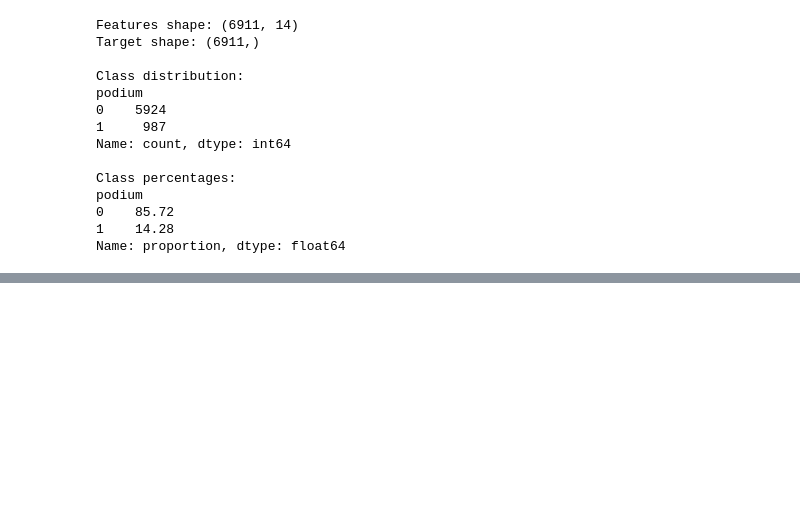
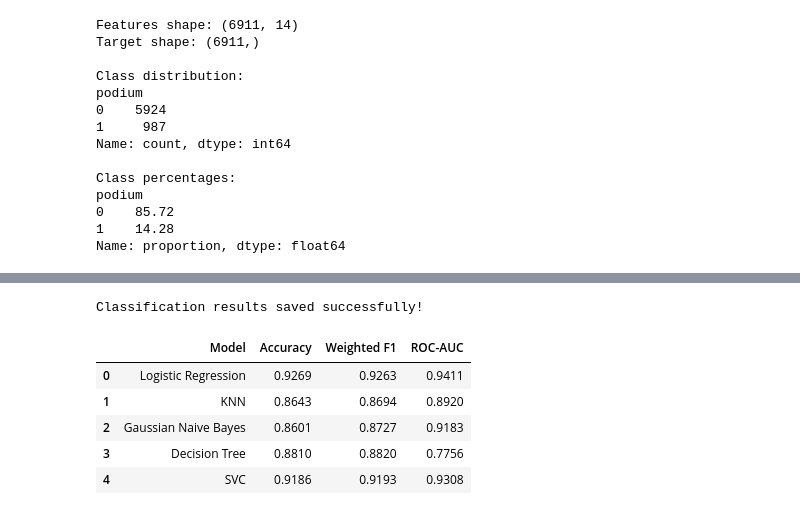
Before and after one commit to Someshbharathi/F1Next-Machine-Learning-Based-Formula-1-Race-and-Championship-Prediction, a Jupyter notebook: notebook/classification.ipynb, the cells around one changed output, grey strips where cells are left out. Saved outputs shown, nothing was run; the diff lists cells and outputs as text; code cells hidden in the pictures; blank space fills up the shorter version.

```diff
--- a/notebook/classification.ipynb
+++ b/notebook/classification.ipynb
@@ -88,0 +435,71 @@ Name: proportion, dtype: float64
+# %%
+# Save classification comparison results
+
+classification_results.to_csv(
+    "../data/processed/classification_model_comparison.csv",
+    index=False
+)
+
+print("Classification results saved successfully!")
+# %% [output]
+Classification results saved successfully!
+# %%
+# Final Classification Evaluation on 2025 Test Data
+
+# Predictions on 2025
+logistic_test_pred = logistic_model.predict(X_test_scaled)
+knn_test_pred = knn_classifier.predict(X_test_scaled)
+nb_test_pred = nb_model.predict(X_test)
+dt_test_pred = decision_tree_classifier.predict(X_test)
+svc_test_pred = svc_model.predict(X_test_scaled)
+
+# Probabilities for ROC-AUC
+logistic_test_prob = logistic_model.predict_proba(X_test_scaled)[:, 1]
+knn_test_prob = knn_classifier.predict_proba(X_test_scaled)[:, 1]
+nb_test_prob = nb_model.predict_proba(X_test)[:, 1]
+dt_test_prob = decision_tree_classifier.predict_proba(X_test)[:, 1]
+svc_test_prob = svc_model.predict_proba(X_test_scaled)[:, 1]
+
+# Store results
+final_classification_results = pd.DataFrame({
+    "Model": [
+        "Logistic Regression",
+        "KNN",
+        "Gaussian Naive Bayes",
+        "Decision Tree",
+        "SVC"
+    ],
+
+    "Accuracy": [
+        accuracy_score(y_test, logistic_test_pred),
+        accuracy_score(y_test, knn_test_pred),
+        accuracy_score(y_test, nb_test_pred),
+        accuracy_score(y_test, dt_test_pred),
+        accuracy_score(y_test, svc_test_pred)
+    ],
+
+    "Weighted F1": [
+        f1_score(y_test, logistic_test_pred, average="weighted"),
+        f1_score(y_test, knn_test_pred, average="weighted"),
+        f1_score(y_test, nb_test_pred, average="weighted"),
+        f1_score(y_test, dt_test_pred, average="weighted"),
+        f1_score(y_test, svc_test_pred, average="weighted")
+    ],
+
+    "ROC-AUC": [
+        roc_auc_score(y_test, logistic_test_prob),
+        roc_auc_score(y_test, knn_test_prob),
+        roc_auc_score(y_test, nb_test_prob),
+        roc_auc_score(y_test, dt_test_prob),
+        roc_auc_score(y_test, svc_test_prob)
+    ]
+})
+
+display(final_classification_results.round(4))
+# %% [output]
+|  | Model | Accuracy | Weighted F1 | ROC-AUC |
+| 0 | Logistic Regression | 0.9269 | 0.9263 | 0.9411 |
+| 1 | KNN | 0.8643 | 0.8694 | 0.8920 |
+| 2 | Gaussian Naive Bayes | 0.8601 | 0.8727 | 0.9183 |
+| 3 | Decision Tree | 0.8810 | 0.8820 | 0.7756 |
+| 4 | SVC | 0.9186 | 0.9193 | 0.9308 |
```
Also changed, not shown: parts of 9 cells of this notebook, 1 other file.
